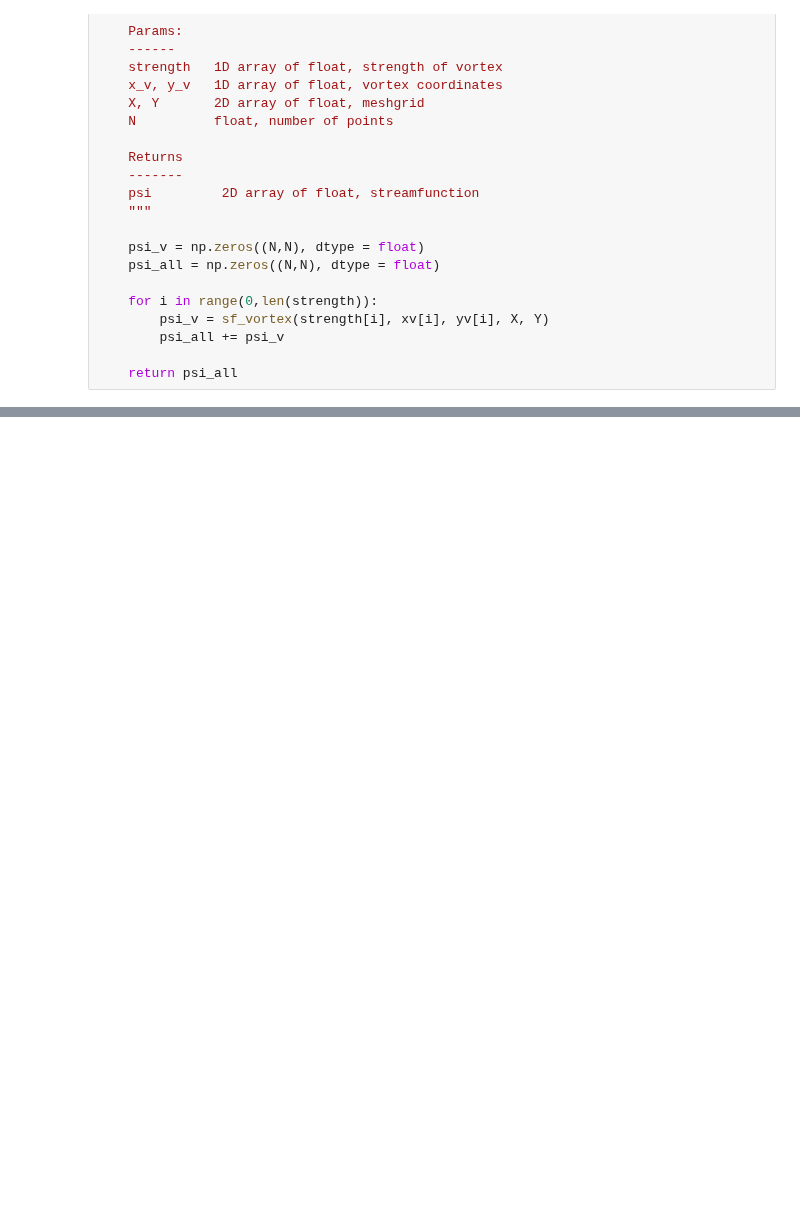
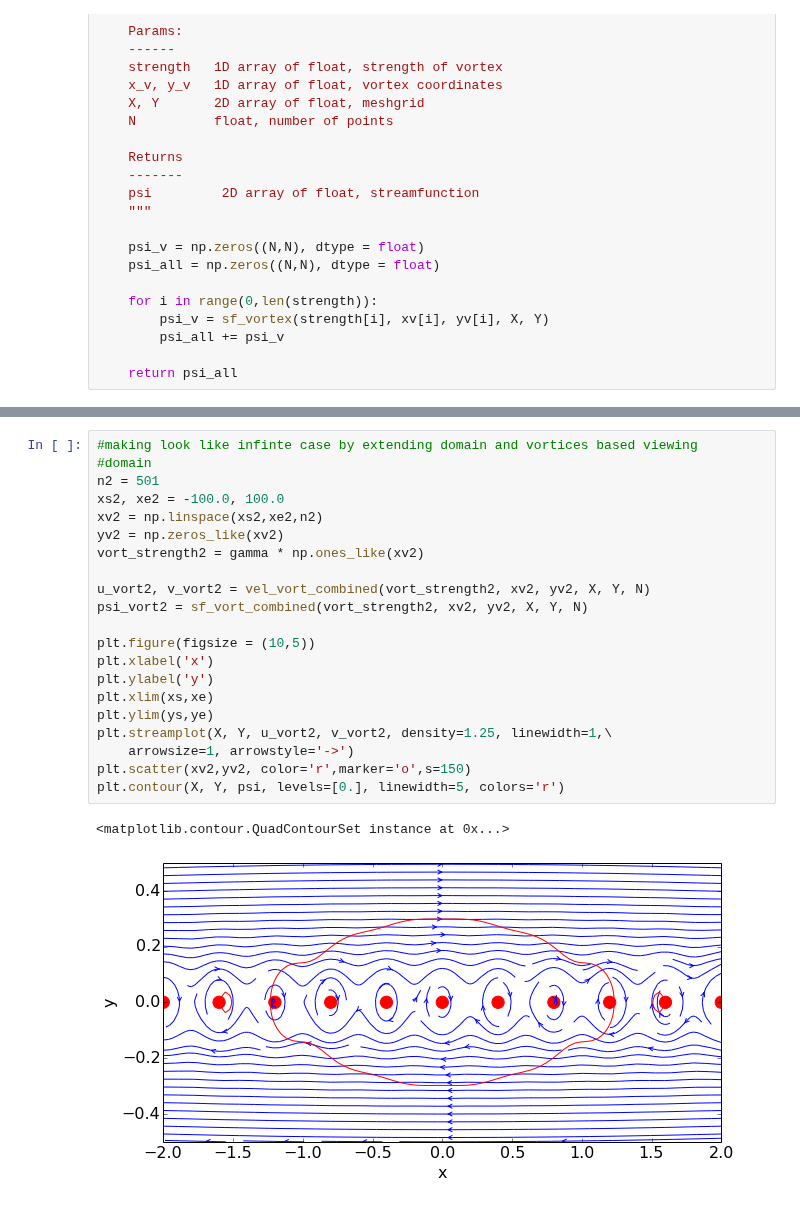
Before and after one commit to cbell14/Aero_Hydro, a Jupyter notebook: 05_Infinite_Row_of_Vortices.ipynb, the cells around one changed output, grey strips where cells are left out. Saved outputs shown, nothing was run; the diff lists cells and outputs as text; blank space fills up the shorter version.

```diff
--- a/05_Infinite_Row_of_Vortices.ipynb
+++ b/05_Infinite_Row_of_Vortices.ipynb
@@ -102,3 +100,27 @@ plt.contour(X,Y, psi, levels = [0.], linewdith = 5, colors = 'r')
+# %%
+#making look like infinte case by extending domain and vortices based viewing
+#domain
+n2 = 501
+xs2, xe2 = -100.0, 100.0
+xv2 = np.linspace(xs2,xe2,n2)
+yv2 = np.zeros_like(xv2)
+vort_strength2 = gamma * np.ones_like(xv2)
+
+u_vort2, v_vort2 = vel_vort_combined(vort_strength2, xv2, yv2, X, Y, N)
+psi_vort2 = sf_vort_combined(vort_strength2, xv2, yv2, X, Y, N)
+
+plt.figure(figsize = (10,5))
+plt.xlabel('x')
+plt.ylabel('y')
+plt.xlim(xs,xe)
+plt.ylim(ys,ye)
+plt.streamplot(X, Y, u_vort2, v_vort2, density=1.25, linewidth=1,\
+    arrowsize=1, arrowstyle='->')
+plt.scatter(xv2,yv2, color='r',marker='o',s=150)
+plt.contour(X, Y, psi, levels=[0.], linewidth=5, colors='r')
+# %% [output]
+<matplotlib.contour.QuadContourSet instance at 0x...>
+[figure, added]
 # %%
 #infinte row of vortices
 #N = 100
```
Also changed, not shown: parts of 5 cells of this notebook.
